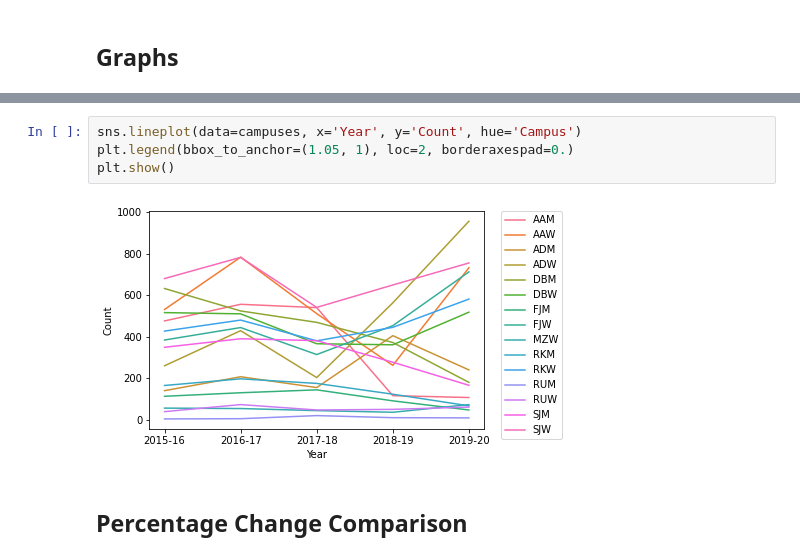
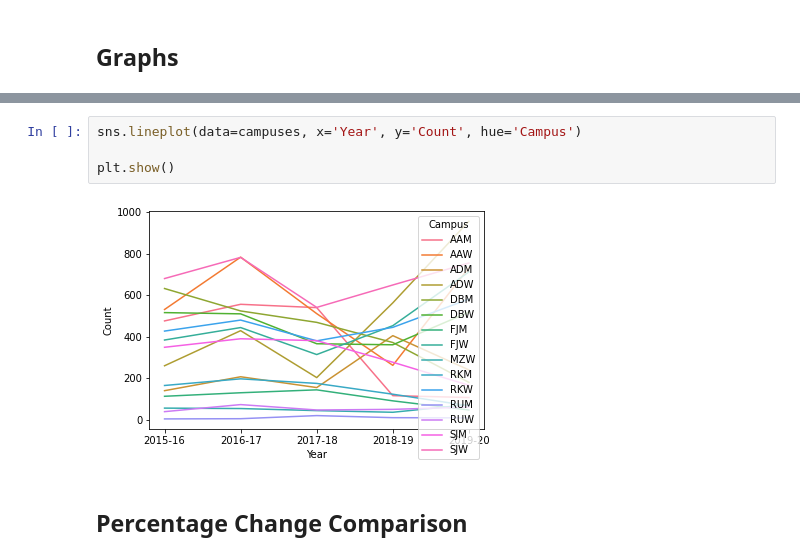
Before and after one commit to Motamensalih/Enrollment-Magnifier, a Jupyter notebook: main.ipynb, the cells around one changed output, grey strips where cells are left out. Cells and saved outputs as stored; diff of their text form.

```diff
--- a/main.ipynb
+++ b/main.ipynb
@@ -518,9 +509,9 @@ Change in enrollment during beginning of Covid: -1.366120218579235
 # %%
 sns.lineplot(data=campuses, x='Year', y='Count', hue='Campus')
-plt.legend(bbox_to_anchor=(1.05, 1), loc=2, borderaxespad=0.)
+
 plt.show()
 # %% [output]
-[figure, old version]
+[figure, new version]
 # %% [markdown]
 ## Percentage Change Comparison
 # %%
```
Also changed, not shown: parts of 5 cells of this notebook, 2 other files.
